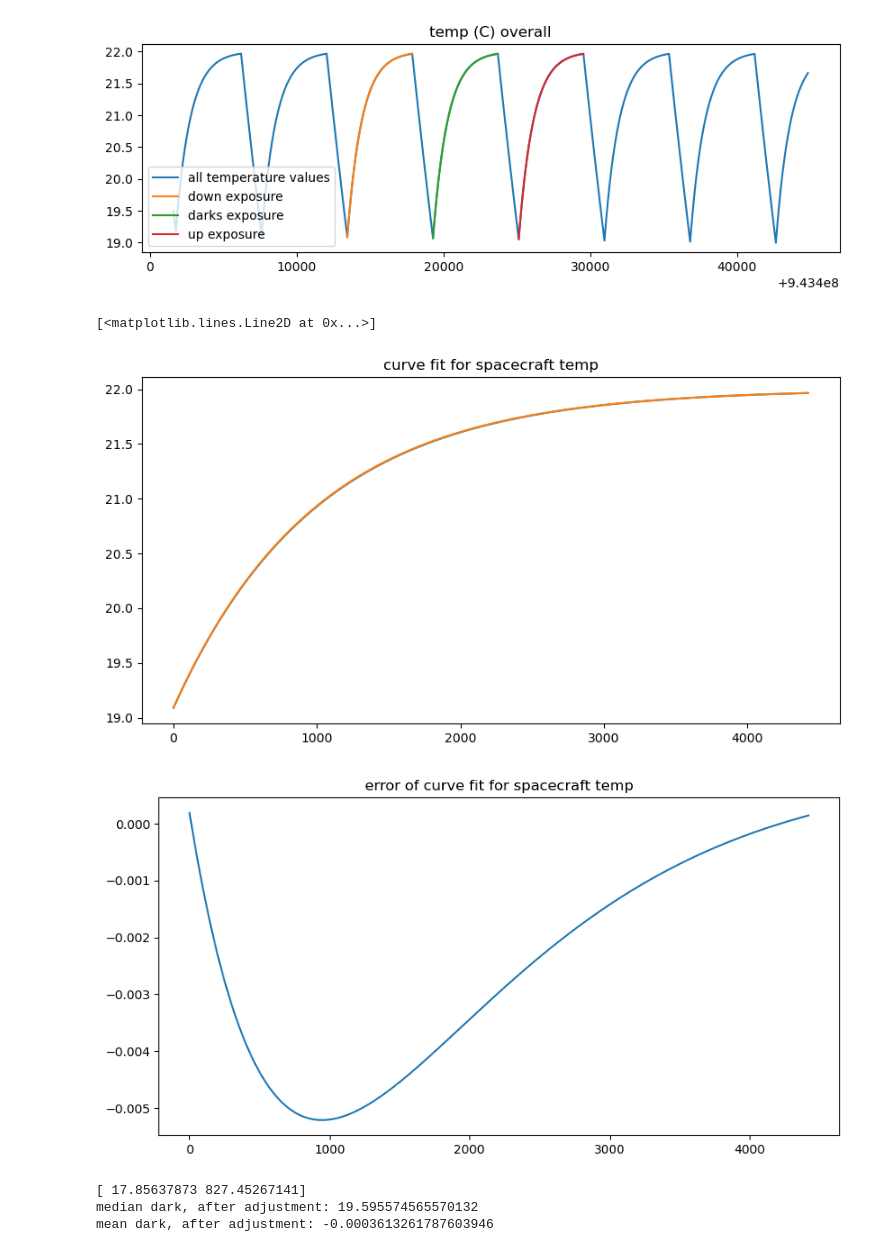
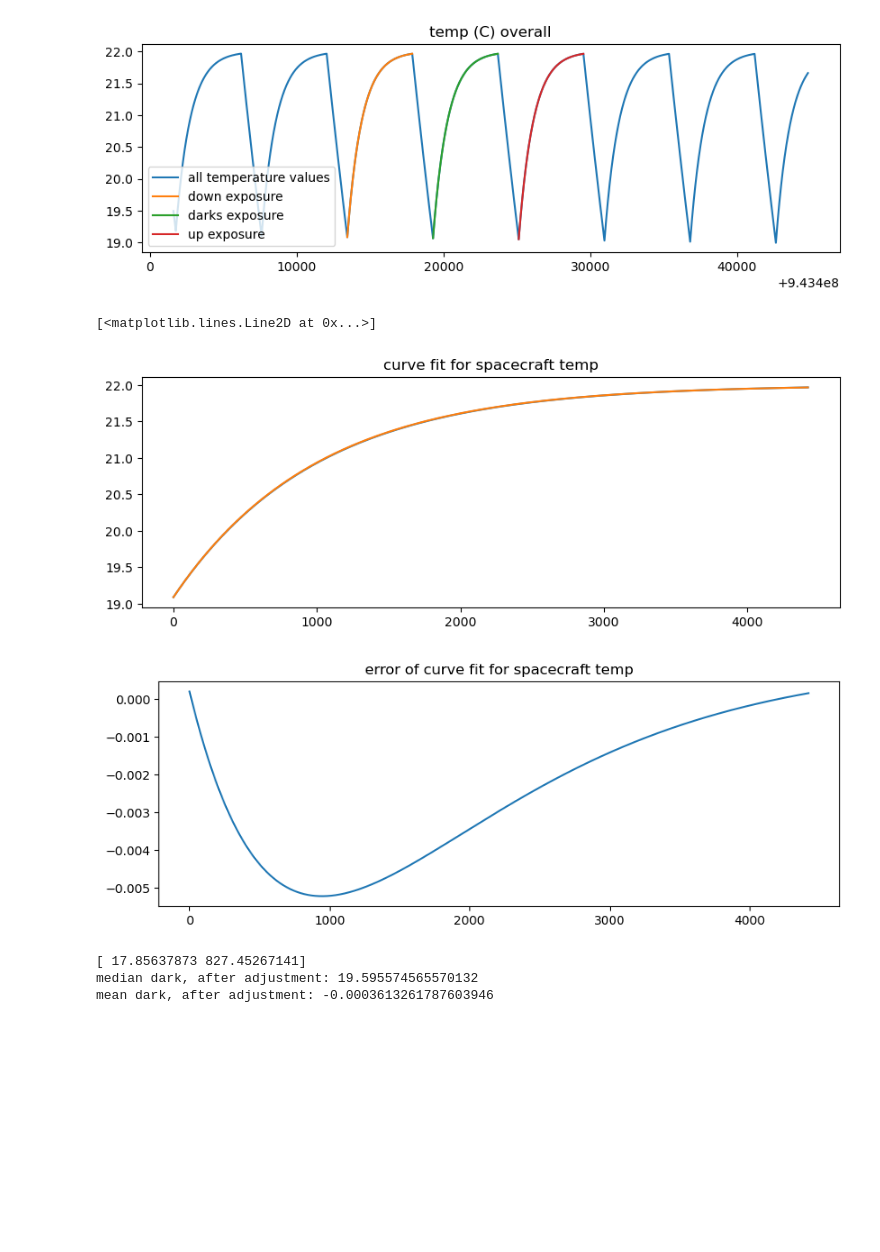
Before and after one commit to pilotchute/lasp_dsse_hw, a Jupyter notebook: DSSE_HW.ipynb, the cells around one changed output. Cells and saved outputs as stored; diff of their text form; code cells hidden in the pictures; blank space fills up the shorter version.

```diff
--- a/DSSE_HW.ipynb
+++ b/DSSE_HW.ipynb
@@ -201,37 +201,37 @@ def minimization(args):
 	array1 = sample_pass[:, 1]
 	array2 = heat_curve(sample_pass[:, 0] - sample_pass[0, 0], a, b, c, d)
 	dist = array1 - array2
 	return sum(dist)
 
 
 # ans = sp.optimize.minimize(minimization,np.asarray([30,sample_pass[0,0]+1e9/1e9,1/1e9]),method='COBYLA',tol=1e-3)
 ans = sp.optimize.minimize(
 	minimization,
 	np.asarray([-1, -1 / 9.94e2, 9.49094e5 + 15.1685, 21.999]),
 	method='SLSQP',
 	options={'ftol': 0.01, 'eps': 0.0001}
 	)
-mp.figure(figsize=(10, 5))
+mp.figure(figsize=(10, 3.33))
 mp.title('curve fit for spacecraft temp')
 mp.plot(sample_pass[:, 0] - sample_pass[0, 0], sample_pass[:, 1])
 mp.plot(
 	sample_pass[:, 0] - sample_pass[0, 0],
 	heat_curve(sample_pass[:, 0], -1, -1 / 9.94e2, 9.49094e5 + 15.1685, 21.999)
 	)
 # #ok, so I'm able to improve the optimization by hand, by looking at the graph, so I'm going to say that the optimize function isn't doing much here.
 #
 # print(ans)
 
-mp.figure(figsize=(10, 5))
+mp.figure(figsize=(10, 3.33))
 mp.title('error of curve fit for spacecraft temp')
 mp.plot(
 	sample_pass[:, 0] - sample_pass[0, 0],
 	sample_pass[:, 1] - heat_curve(sample_pass[:, 0], -1, -1 / 9.94e2, 9.49094e5 + 15.1685, 21.999)
 	)
 # %% [output]
 [<matplotlib.lines.Line2D at 0x...>]
-[figure, old version]
+[figure, new version]
-[figure, old version]
+[figure, new version]
 # %%
 # I want some filters, so I'm copying these for a former project of mine, these are exclusively my work, so they fit within the allowed resources.
 import math as m
```
Also changed, not shown: parts of 8 cells of this notebook.
